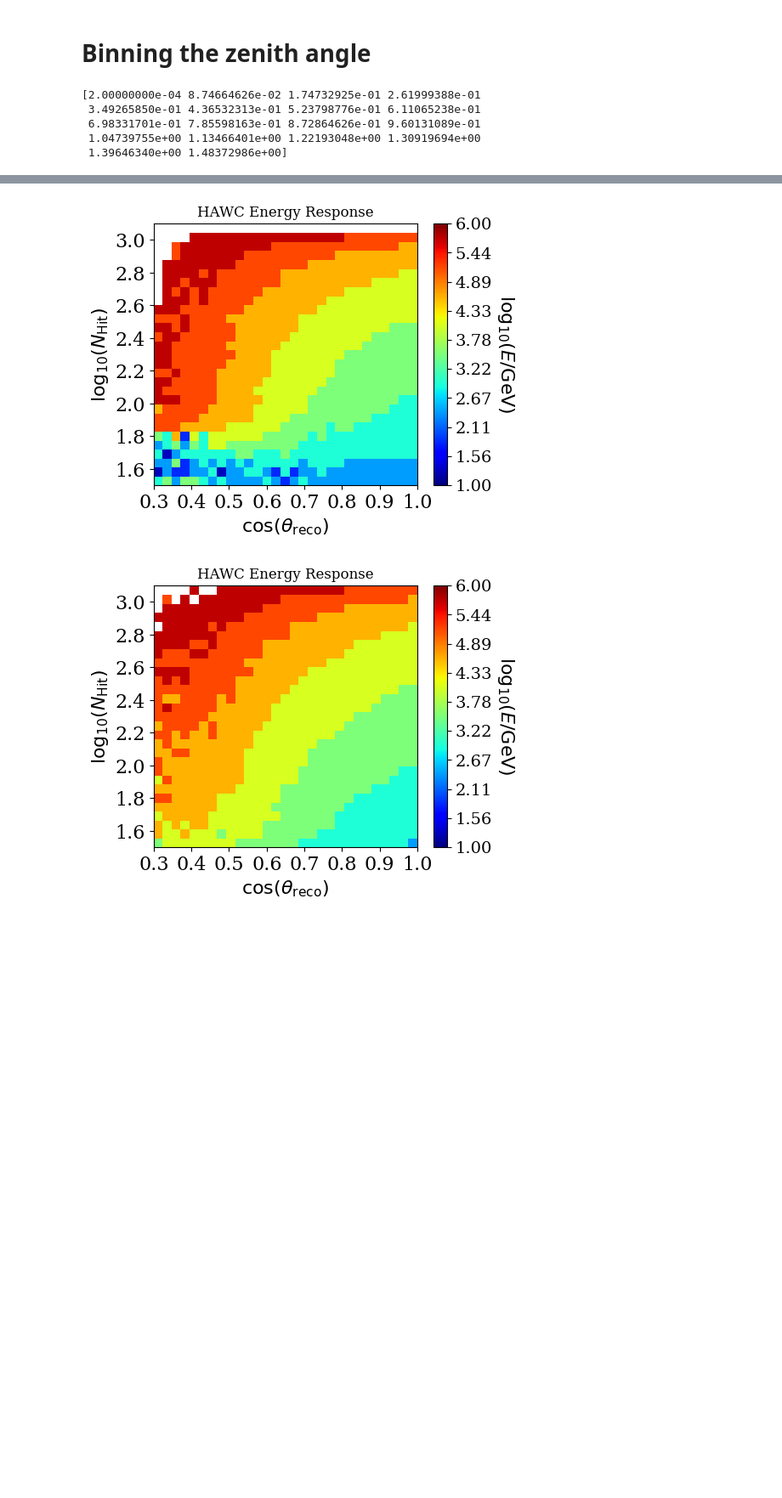
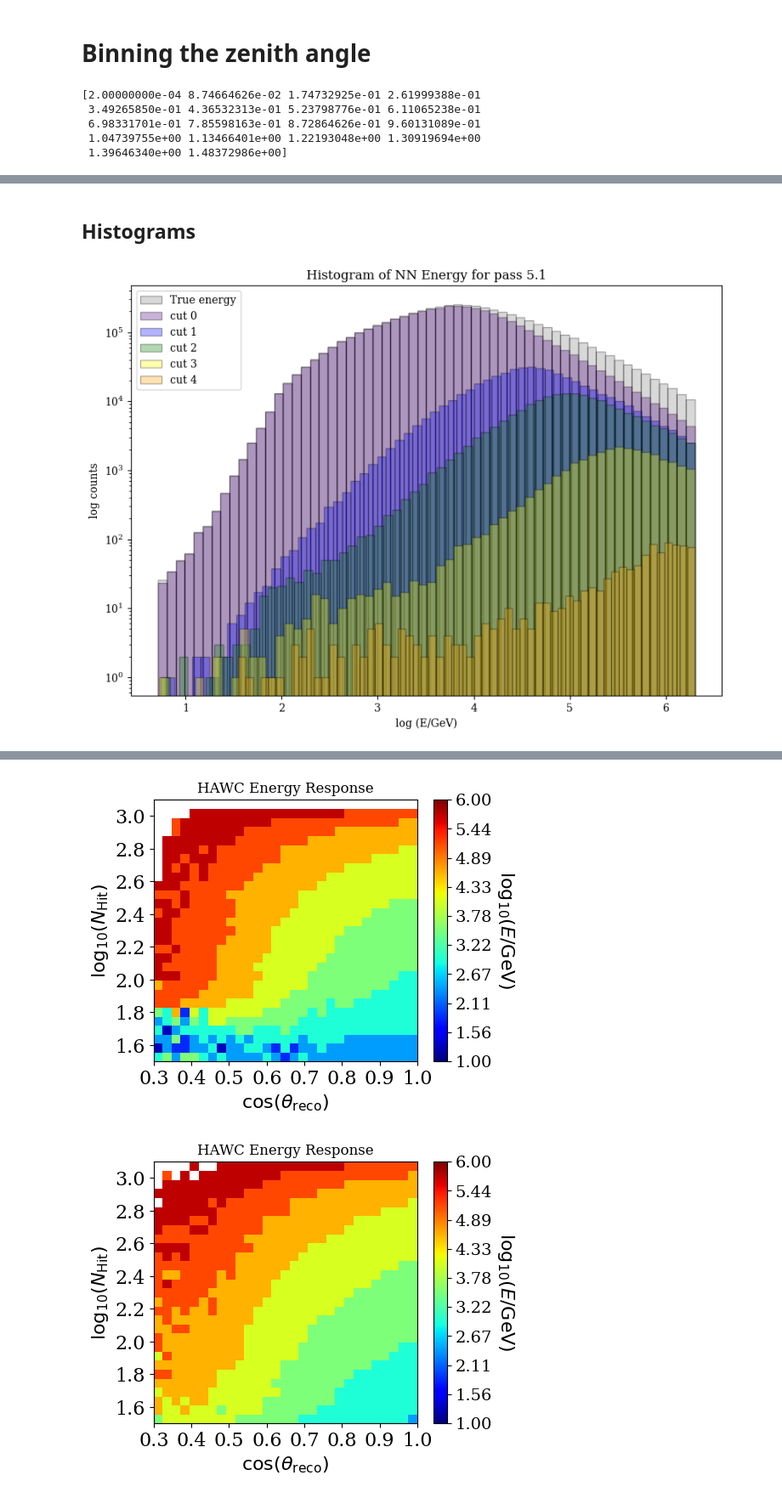
Before and after one commit to riyakore/WIPAC, a Jupyter notebook: Monte_Carlo_Data.ipynb, the cells around one changed output, grey strips where cells are left out. Shown at 85% size. Cells and saved outputs as stored; diff of their text form; code cells hidden in the pictures; blank space fills up the shorter version.

```diff
--- a/Monte_Carlo_Data.ipynb
+++ b/Monte_Carlo_Data.ipynb
@@ -96,6 +94,9 @@ true_log_E_5 = dset["logEnergy"][initial_cuts_5]
 rec_log_nnE_5 = dset["logNNEnergy"][initial_cuts_5]
 rec_prot_E_5 = ((dset["protonlheEnergy"][initial_cuts_5]) - 9)
 weights_5 = dset["weights"][initial_cuts_5]
+# %%
+pass_5_dict = {'zenith': zenith_angle_5, 'nHit': nHit_5, 'pinc': pinc_5, 'true energy': true_log_E_5, 'rec nn energy': rec_log_nnE_5,
+              'rec proton energy': rec_prot_E_5, 'weight': weights_5}
 # %%
 len(dset["logNNEnergy"])
 len(dset["protonlheEnergy"])
@@ -401,0 +205,21 @@ an interpolated array having the same dimensions as the quantiles array from the
+# %%
+m1_cuts_dict = {}
+x_int = [0.65, 0.55, 0.45, 0.35]
+y_int = [2.0, 2.1, 2.3, 2.5]
+def create_cuts_m1(data, nHit, zenith, x_int, y_int):
+    slope = 1.5/0.35
+    m1_cuts_dict['cut0'] = np.log10(nHit) < (slope * (np.cos(zenith) - x_int[0])) + y_int[0]
+    m1_cuts_dict['cut1'] = np.logical_and( np.log10(nHit) > (slope * (np.cos(zenith) - x_int[0])) + y_int[0],
+                                           np.log10(nHit) < (slope * (np.cos(zenith) - x_int[1])) + y_int[1])
+    m1_cuts_dict['cut2'] = np.logical_and( np.log10(nHit) > (slope * (np.cos(zenith) - x_int[1])) + y_int[1],
+                                           np.log10(nHit) < (slope * (np.cos(zenith) - x_int[2])) + y_int[2])
+    m1_cuts_dict['cut3'] = np.logical_and( np.log10(nHit) > (slope * (np.cos(zenith) - x_int[2])) + y_int[2],
+                                           np.log10(nHit) < (slope * (np.cos(zenith) - x_int[3])) + y_int[3])
+    m1_cuts_dict['cut4'] = np.log10(nHit) > (slope * (np.cos(zenith) - x_int[3])) + y_int[3]
+
+    data_cuts = []
+    for i in range(len(m1_cuts_dict)):
+        data_cut = data[m1_cuts_dict[f'cut{i}']]
+        data_cuts.append(data_cut)
+
+    return data_cuts
@@ -733,0 +459,16 @@ plt.show()
+# %%
+hist_colors_m1 = ['indigo', 'blue', 'green', 'yellow', 'orange']
+hist_colors_m2 = ['violet', 'indigo', 'blue', 'green', 'yellow', 'orange', 'red']
+
+def make_histogram(true_energy, energy_cuts, hist_colors, title):
+    plt.figure(figsize = (10,7))
+    plt.hist(true_energy, bins = 60, histtype = 'bar', alpha = 0.3, label = "True energy", edgecolor='black', color='grey')
+    for i, (cut, color) in enumerate(zip(energy_cuts,hist_colors)):
+        plt.hist(cut, bins = 60, histtype = 'bar', alpha = 0.3, label = f"cut {i}", edgecolor='black', color = color)
+
+    plt.title(title)
+    plt.xlabel("log (E/GeV)")
+    plt.yscale('log')
+    plt.ylabel("log counts")
+    plt.legend()
+    plt.show()
@@ -896,0 +676,6 @@ def make_energy_histo_5(bin_sizes, emin=1, emax=6, coszenmin=0.3,coszenmax=1, nh
+# %% [markdown]
+## Histograms
+# %%
+make_histogram(pass_5_dict['true energy'],rec_energy_cuts_5, hist_colors_m1, "Histogram of NN Energy for pass 5.1" )
+# %% [output]
+[figure, added]
```
Also changed, not shown: parts of 102 cells of this notebook.
